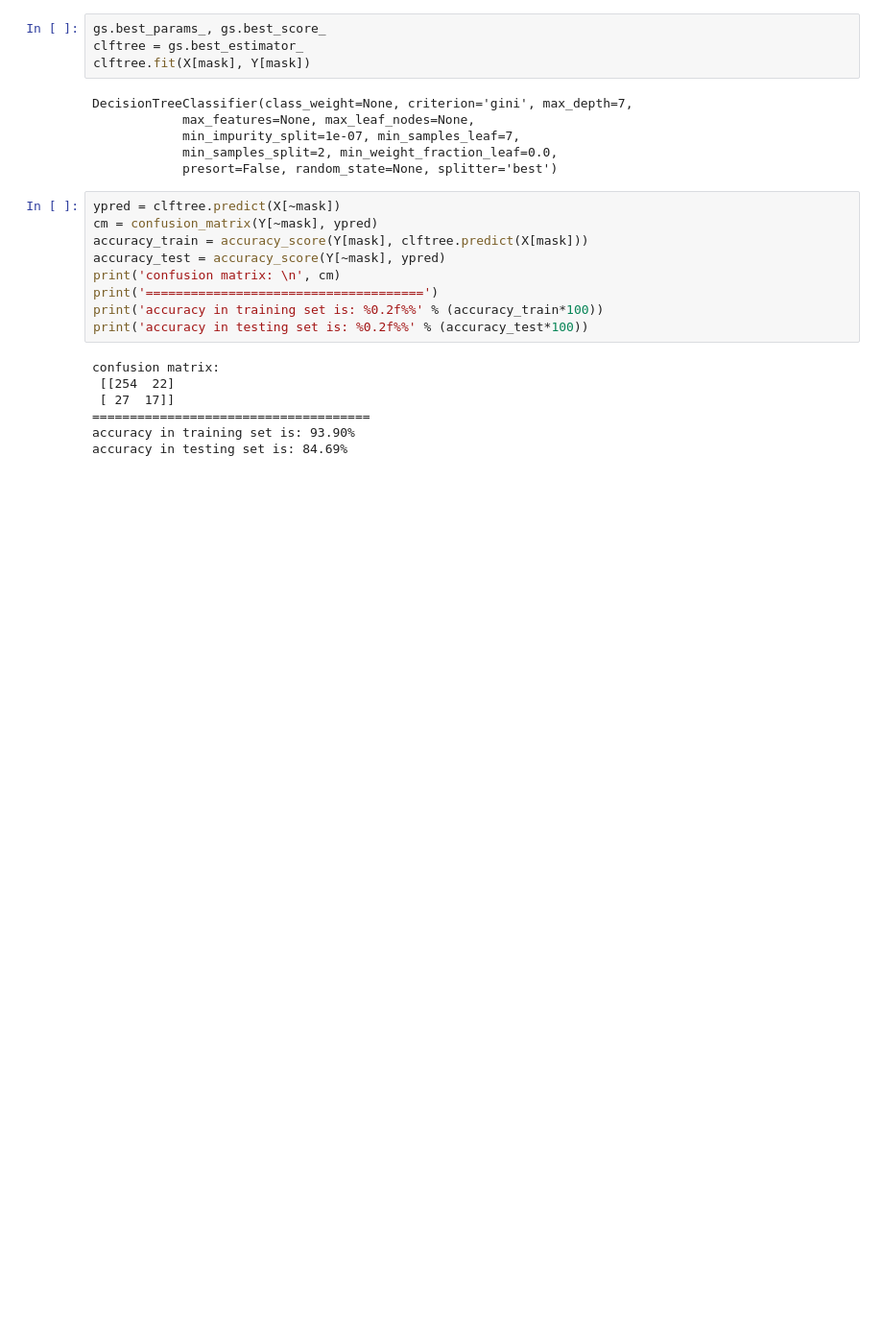
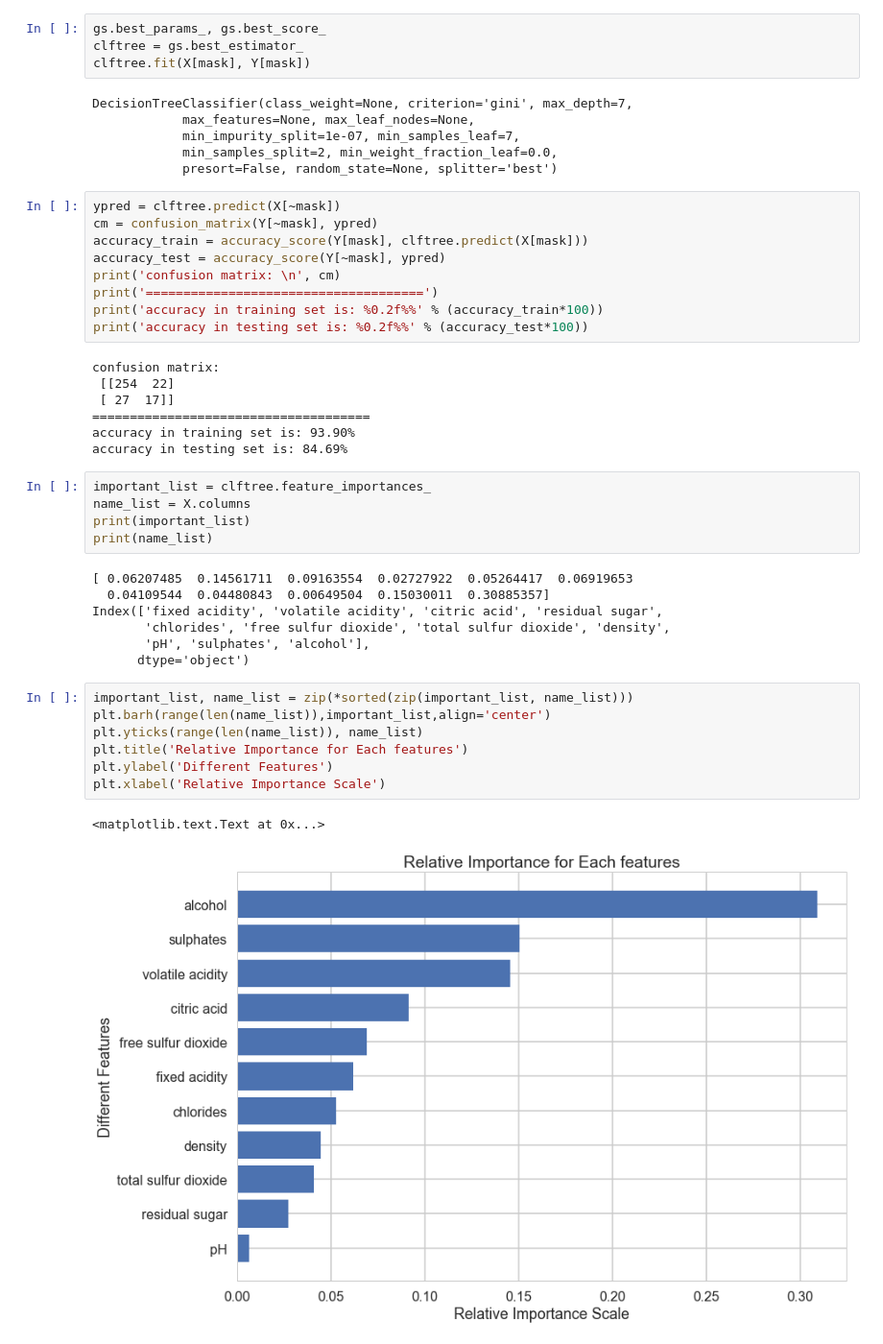
Before and after one commit to jizihao1108/python-codes, a Jupyter notebook: Tree Models.ipynb, the cells around one changed output. Shown: that part at 96% size. Saved outputs shown, nothing was run; the diff lists cells and outputs as text; blank space fills up the shorter version.

```diff
--- a/Tree Models.ipynb
+++ b/Tree Models.ipynb
@@ -101,3 +101,25 @@ confusion matrix:
 =====================================
 accuracy in training set is: 93.90%
 accuracy in testing set is: 84.69%
+# %%
+important_list = clftree.feature_importances_
+name_list = X.columns
+print(important_list)
+print(name_list)
+# %% [output]
+[ 0.06207485  0.14561711  0.09163554  0.02727922  0.05264417  0.06919653
+  0.04109544  0.04480843  0.00649504  0.15030011  0.30885357]
+Index(['fixed acidity', 'volatile acidity', 'citric acid', 'residual sugar',
+       'chlorides', 'free sulfur dioxide', 'total sulfur dioxide', 'density',
+       'pH', 'sulphates', 'alcohol'],
+      dtype='object')
+# %%
+important_list, name_list = zip(*sorted(zip(important_list, name_list)))
+plt.barh(range(len(name_list)),important_list,align='center')
+plt.yticks(range(len(name_list)), name_list)
+plt.title('Relative Importance for Each features')
+plt.ylabel('Different Features')
+plt.xlabel('Relative Importance Scale')
+# %% [output]
+<matplotlib.text.Text at 0x...>
+[figure, added]
```
Also changed, not shown: parts of 14 cells of this notebook.
